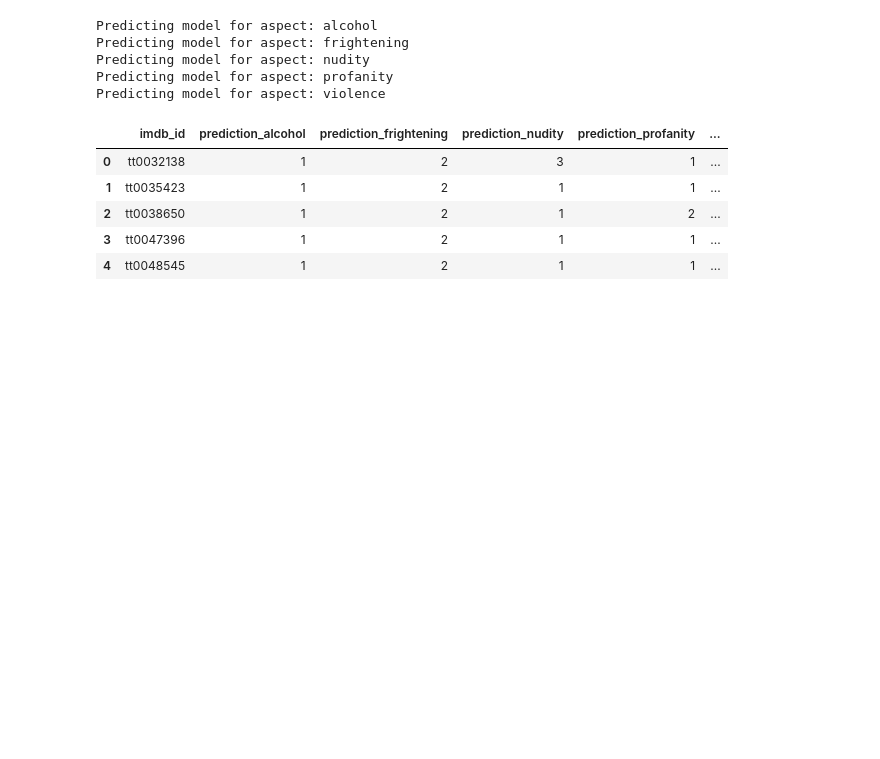
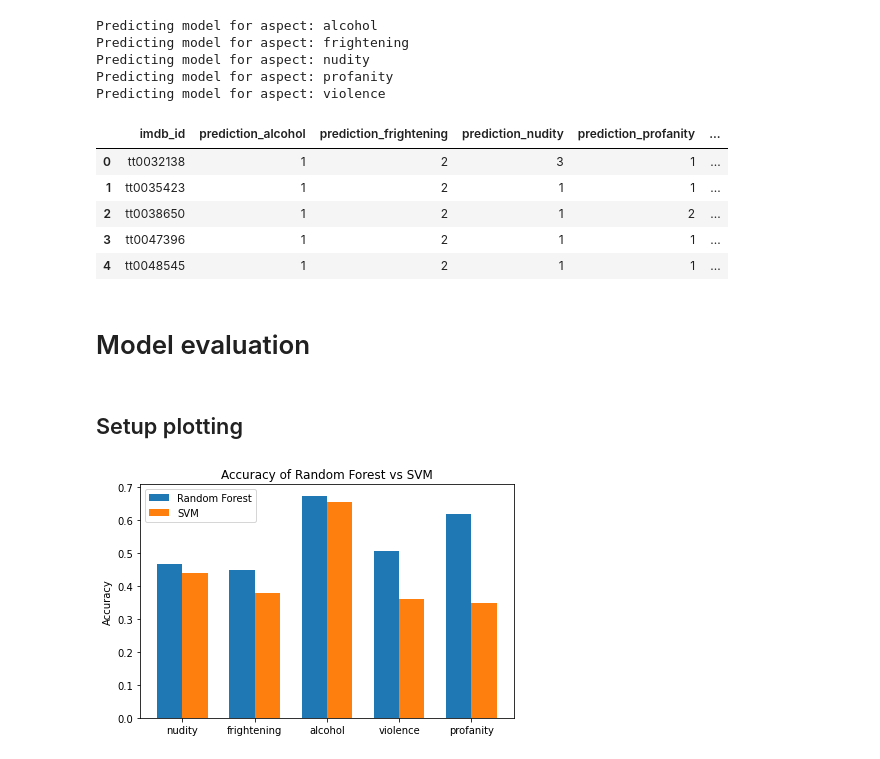
Before and after one commit to rlCodev/data-science-text-analytics, a Jupyter notebook: own_model/random_forest_improved_svm.ipynb, the cells around one changed output. Saved outputs shown, nothing was run; the diff lists cells and outputs as text; code cells hidden in the pictures; blank space fills up the shorter version.

Commit message:
add architecture and accuracy evaluation of models

```diff
--- a/own_model/random_forest_improved_svm.ipynb
+++ b/own_model/random_forest_improved_svm.ipynb
@@ -275,3 +298,34 @@ merged_df.head()
 | 4 | tt0048545 | 1 | 2 | 1 | 1 | ... |
 # %%
 merged_df.to_csv("../data/results_models/rf_prediction.csv", index=False)
+# %% [markdown]
+# Model evaluation
+# %% [markdown]
+## Setup plotting
+# %%
+import matplotlib.pyplot as plt
+import numpy as np
+# Take accuracy keys as labels (aspects)
+labels = list(accuracy_dict.keys())
+# Take accuracy values as scores
+rf_scores = [x[0] for x in accuracy_dict.values()]
+svm_scores = [x[1] for x in accuracy_dict.values()]
+
+x = np.arange(len(labels))
+width = 0.35
+
+fig, ax = plt.subplots()
+rects1 = ax.bar(x - width/2, rf_scores, width, label='Random Forest')
+rects2 = ax.bar(x + width/2, svm_scores, width, label='SVM')
+
+ax.set_ylabel('Accuracy')
+ax.set_title('Accuracy of Random Forest vs SVM')
+ax.set_xticks(x)
+ax.set_xticklabels(labels)
+ax.legend()
+
+fig.tight_layout()
+
+plt.show()
+# %% [output]
+[figure, added]
```
Also changed, not shown: parts of 3 cells of this notebook, 3 other files.
